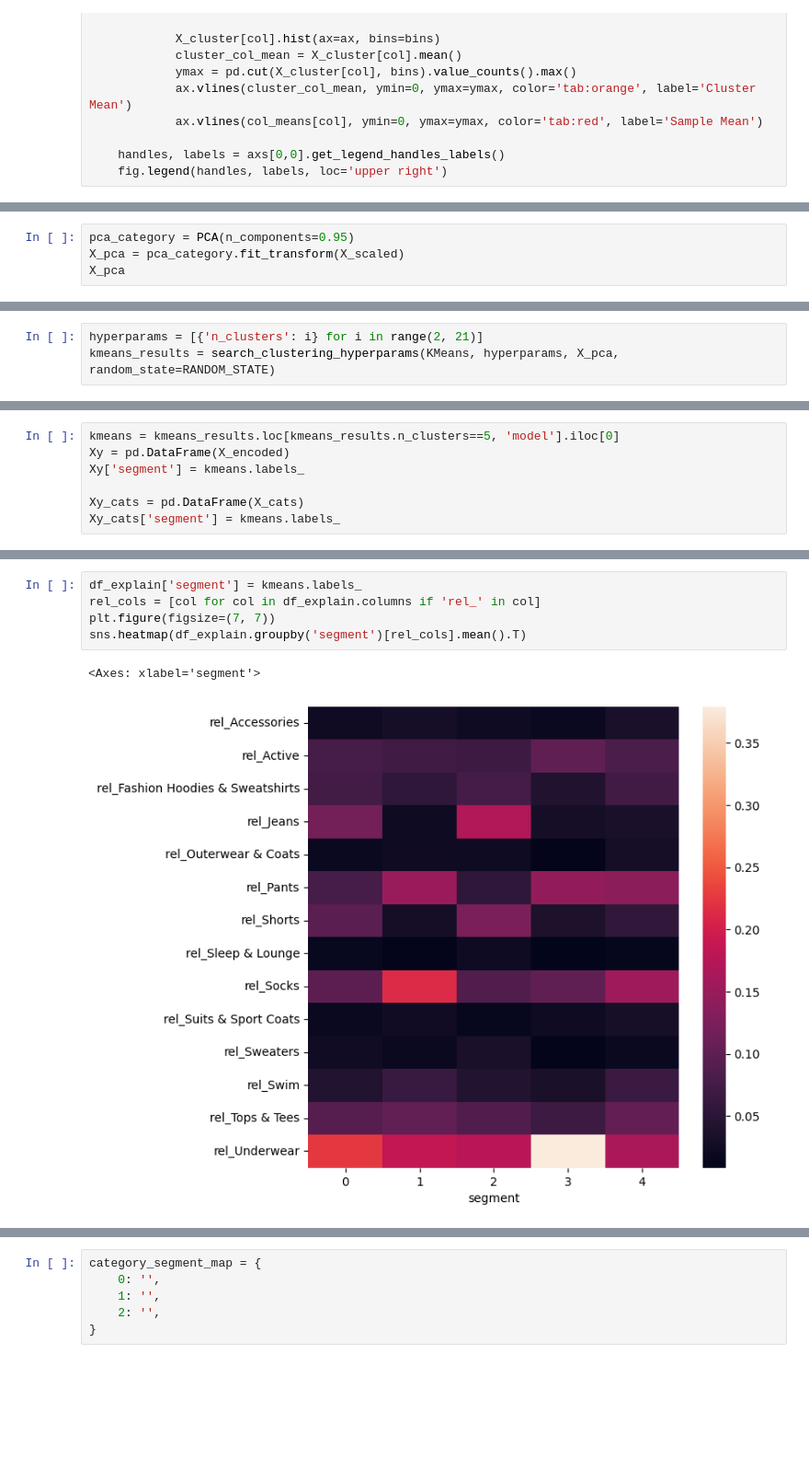
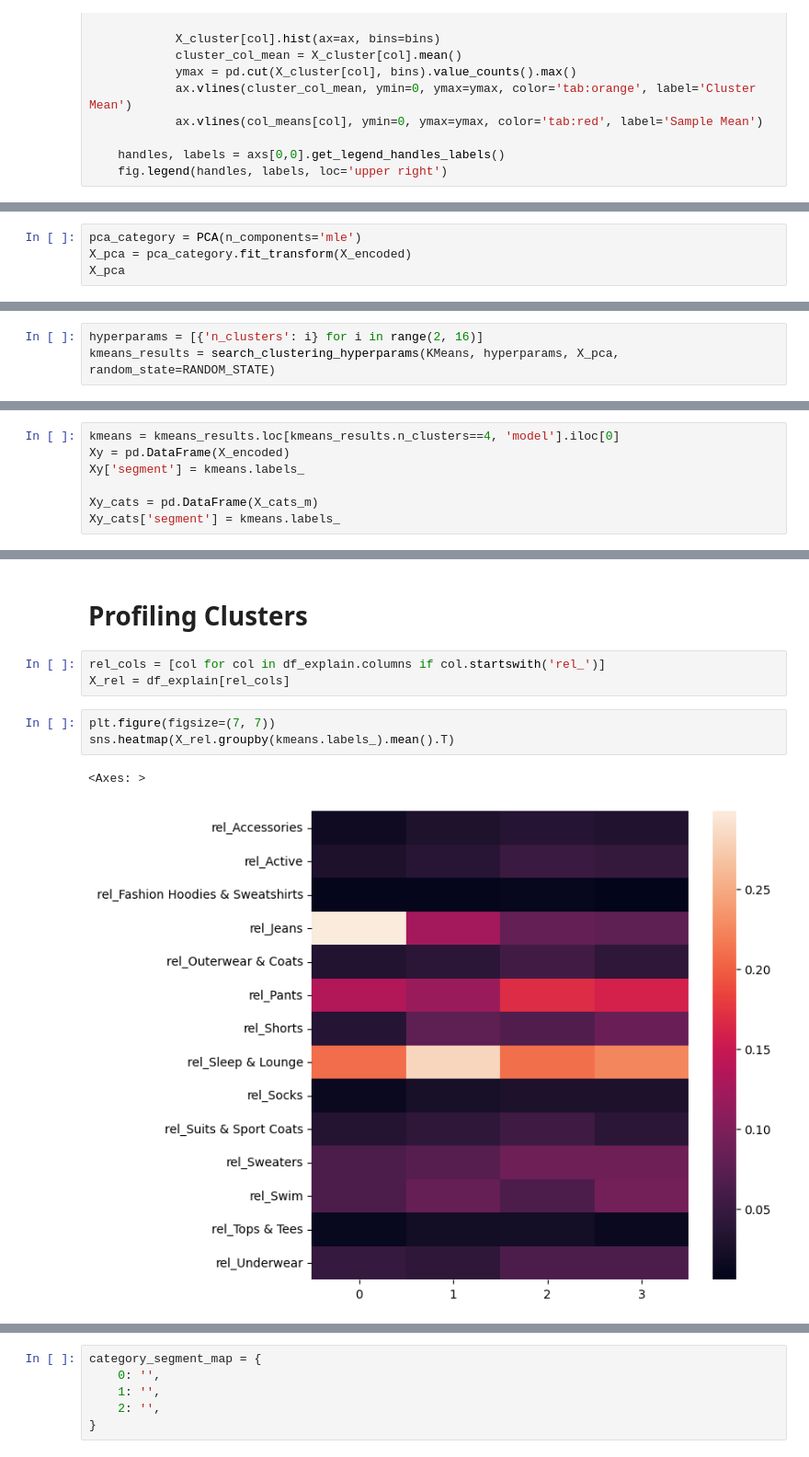
Before and after one commit to egeatmaca/ecommerce_segments, a Jupyter notebook: notebooks/customer_segmentation_category.ipynb, the cells around one changed output, grey strips where cells are left out. Shown at 92% size. Saved outputs shown, nothing was run; the diff lists cells and outputs as text; blank space fills up the shorter version.

Commit message:
category cluster profiling updated

```diff
--- a/notebooks/customer_segmentation_category.ipynb
+++ b/notebooks/customer_segmentation_category.ipynb
@@ -549,5 +561,5 @@ array([[ 4.8724303 , -2.7070458 ,  4.6108313 ,  2.614656  ,  2.8457975 ,
 # %%
-pca_category = PCA(n_components=0.95)
-X_pca = pca_category.fit_transform(X_scaled)
+pca_category = PCA(n_components='mle')
+X_pca = pca_category.fit_transform(X_encoded)
 X_pca
 # %% [output]
@@ -569,4 +581,4 @@ X_scaled.shape, X_pca.shape
 # %%
-hyperparams = [{'n_clusters': i} for i in range(2, 21)]
+hyperparams = [{'n_clusters': i} for i in range(2, 16)]
 kmeans_results = search_clustering_hyperparams(KMeans, hyperparams, X_pca, random_state=RANDOM_STATE)
 # %% [output]
@@ -606,9 +613,9 @@ kmeans_results.plot(x='n_clusters', y='silhouette_score', ax=axs[1])
 # %%
-kmeans = kmeans_results.loc[kmeans_results.n_clusters==5, 'model'].iloc[0]
+kmeans = kmeans_results.loc[kmeans_results.n_clusters==4, 'model'].iloc[0]
 Xy = pd.DataFrame(X_encoded)
 Xy['segment'] = kmeans.labels_
 
-Xy_cats = pd.DataFrame(X_cats)
+Xy_cats = pd.DataFrame(X_cats_m)
 Xy_cats['segment'] = kmeans.labels_
 # %%
 pd.Series(kmeans.labels_).value_counts()
@@ -626,8 +632,11 @@ plot_clusters(Xy.drop(columns='segment'), Xy['segment'])
+# %% [markdown]
+# Profiling Clusters
+# %%
+rel_cols = [col for col in df_explain.columns if col.startswith('rel_')]
+X_rel = df_explain[rel_cols]
 # %%
-df_explain['segment'] = kmeans.labels_
-rel_cols = [col for col in df_explain.columns if 'rel_' in col]
 plt.figure(figsize=(7, 7))
-sns.heatmap(df_explain.groupby('segment')[rel_cols].mean().T)
+sns.heatmap(X_rel.groupby(kmeans.labels_).mean().T)
 # %% [output]
-<Axes: xlabel='segment'>
+<Axes: >
-[figure, old version]
+[figure, new version]
```
Also changed, not shown: parts of 52 cells of this notebook, 4 other files.
